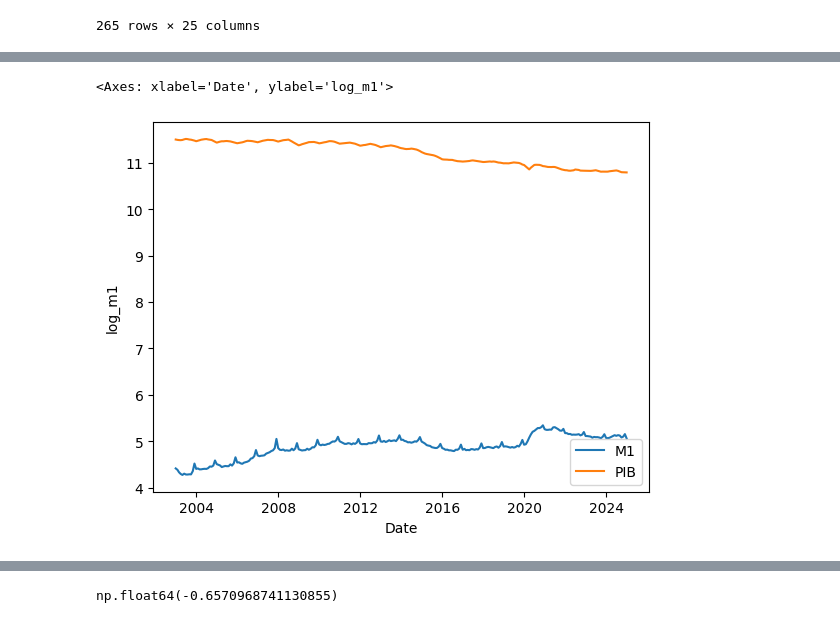
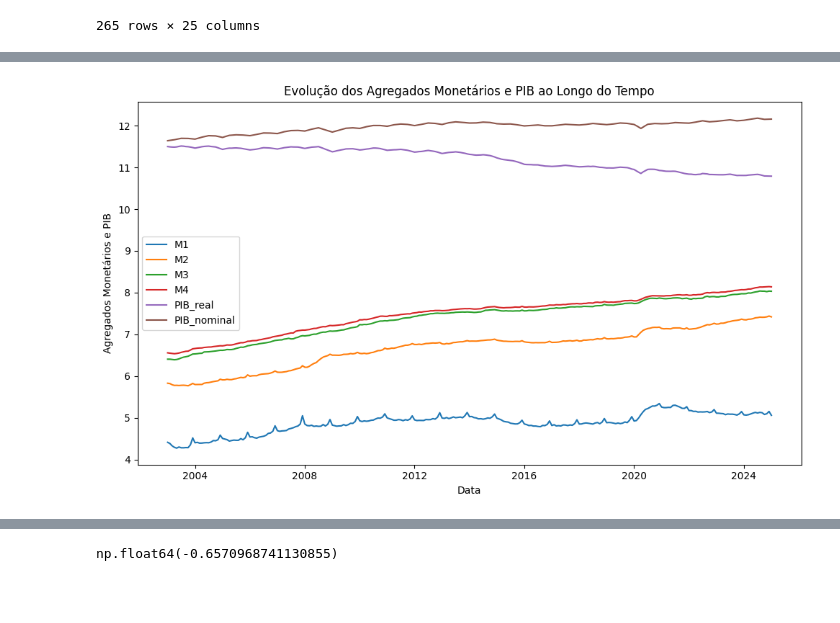
Before and after one commit to iagonmic/brazilian-monetary-aggregates-analysis, a Jupyter notebook: analysis.ipynb, the cells around one changed output, grey strips where cells are left out. Drawn from its saved outputs; the diff is of its cells as text; code cells hidden in the pictures; blank space fills up the shorter version.

```diff
--- a/analysis.ipynb
+++ b/analysis.ipynb
@@ -452,8 +476,25 @@ Valor p da estatística F: 0.0000
 # %%
 import seaborn as sns
 
+# Criando a figura e os eixos
+plt.figure(figsize=(10, 6))
+
+# Plotando as linhas
 sns.lineplot(x=df.index, y=df['log_m1'], label='M1')
-sns.lineplot(x=df.index, y=df['log_pib'], label='PIB')
+sns.lineplot(x=df.index, y=df['log_m2'], label='M2')
+sns.lineplot(x=df.index, y=df['log_m3'], label='M3')
+sns.lineplot(x=df.index, y=df['log_m4'], label='M4')
+sns.lineplot(x=df.index, y=df['log_pib'], label='PIB_real')
+ax = sns.lineplot(x=df.index, y=np.log(df['pib']), label='PIB_nominal')
+
+# Alterando os nomes dos eixos usando o objeto `ax`
+ax.set_xlabel("Data")
+ax.set_ylabel("Agregados Monetários e PIB")
+
+# Ajustando o layout e mostrando o gráfico
+plt.title('Evolução dos Agregados Monetários e PIB ao Longo do Tempo')
+plt.legend()
+plt.tight_layout()
+plt.show()
 # %% [output]
-<Axes: xlabel='Date', ylabel='log_m1'>
-[figure, old version]
+[figure, new version]
```
Also changed, not shown: parts of 14 cells of this notebook, 4 other files.
